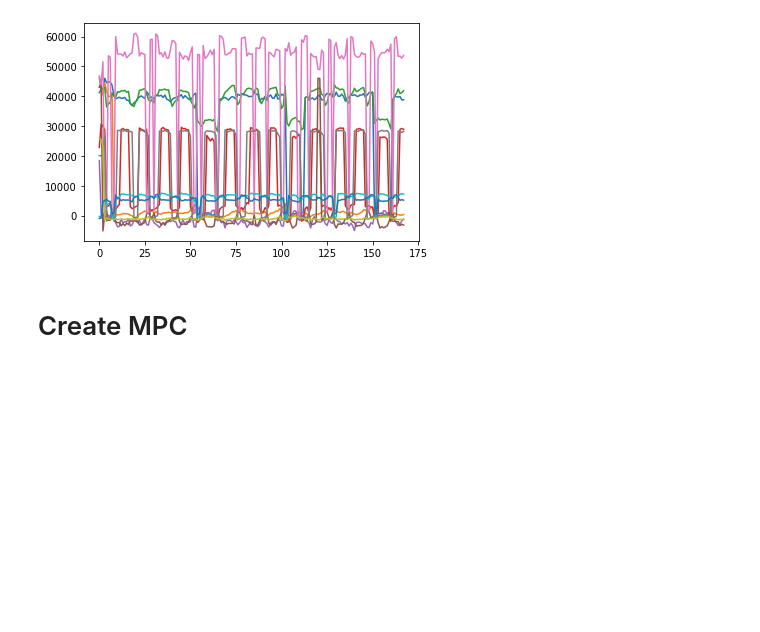
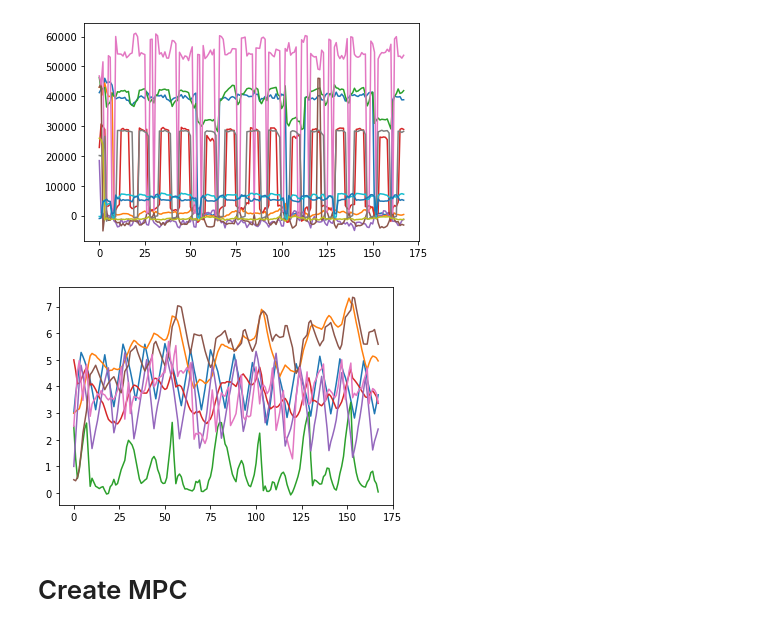
Before and after one commit to 4flixt/2019_WNTR_Surrogate_Model, a Jupyter notebook: MPC/do_mpc/mpc_control.ipynb, the cells around one changed output. Saved outputs shown, nothing was run; the diff lists cells and outputs as text; code cells hidden in the pictures; blank space fills up the shorter version.

```diff
--- a/MPC/do_mpc/mpc_control.ipynb
+++ b/MPC/do_mpc/mpc_control.ipynb
@@ -168,5 +171,10 @@ plt.plot(simulator.data['_aux','energy'])
 plt.show()
 # %% [output]
 [figure]
+# %%
+plt.plot(simulator.data['_x'])
+plt.show()
+# %% [output]
+[figure, added]
 # %% [markdown]
 # Create MPC
```
Also changed, not shown: parts of 16 cells of this notebook.
